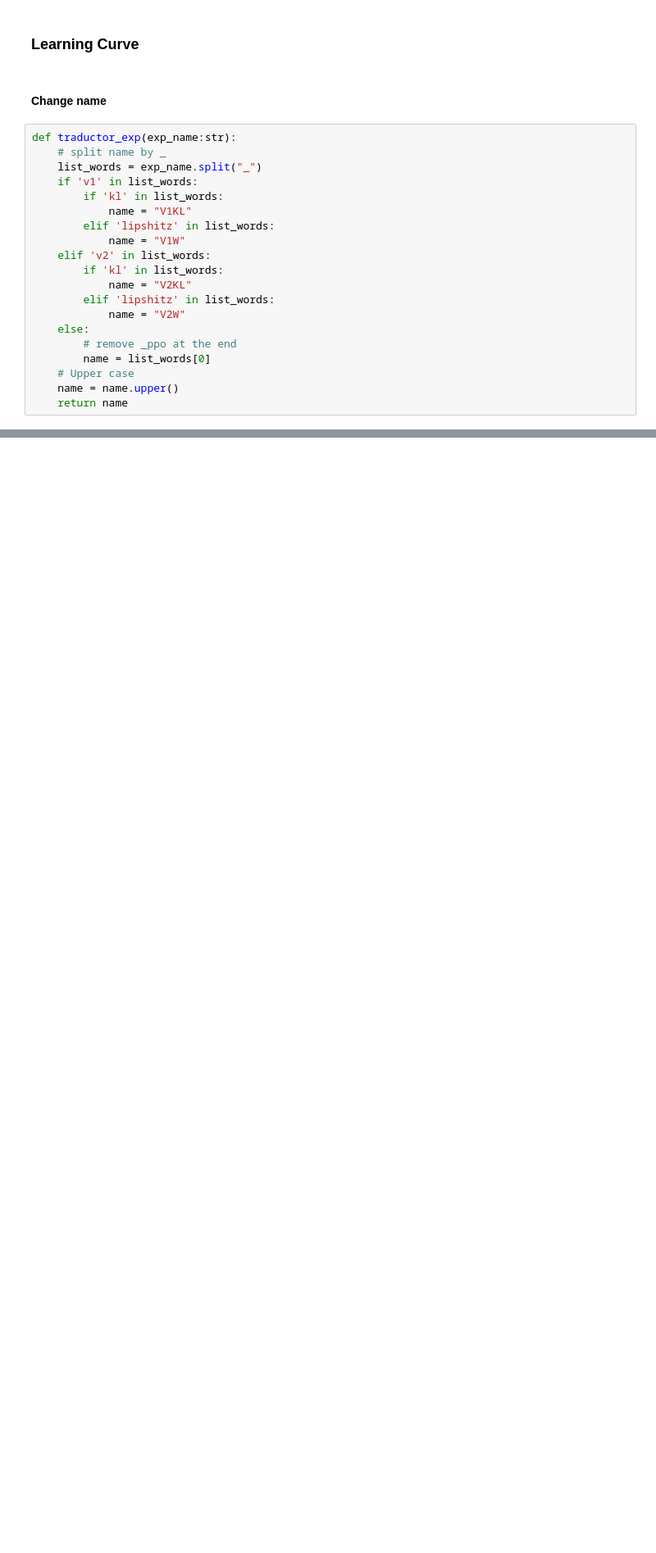
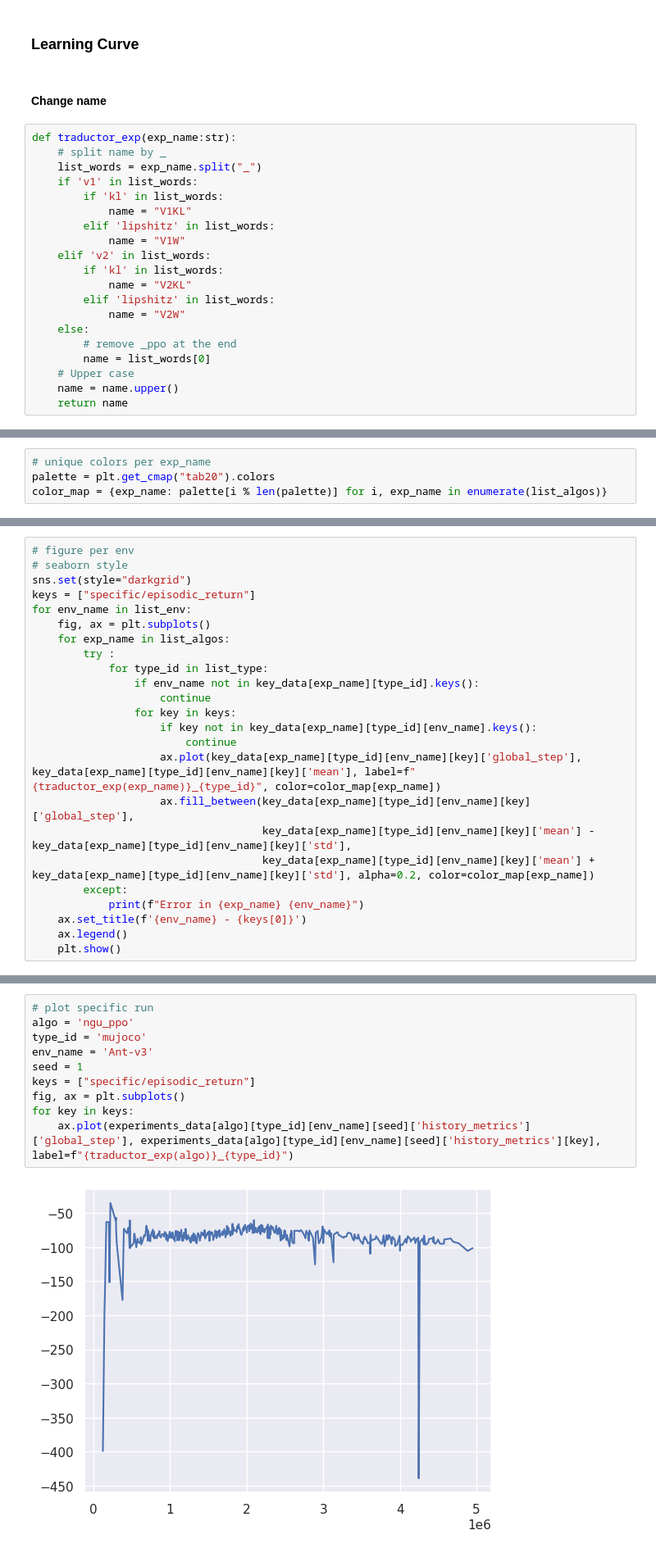
Before and after one commit to Paul-antoineLeTolguenec/RunAwayFromYourPast, a Jupyter notebook: scripts/quantitative_exploitation.ipynb, the cells around one changed output, grey strips where cells are left out. Shown at 82% size. Cells and saved outputs as stored; diff of their text form; blank space fills up the shorter version.

```diff
--- a/scripts/quantitative_exploitation.ipynb
+++ b/scripts/quantitative_exploitation.ipynb
@@ -230,3 +208,7 @@ print(list_env)
+# %%
+# unique colors per exp_name
+palette = plt.get_cmap("tab20").colors
+color_map = {exp_name: palette[i % len(palette)] for i, exp_name in enumerate(list_algos)}
 # %%
 import pandas as pd
 import numpy as np
@@ -265,0 +274,24 @@ key_df = concat_time_serie(experiments_data, type_id_default=[type_id], env_name
+# %%
+# figure per env
+# seaborn style
+sns.set(style="darkgrid")
+keys = ["specific/episodic_return"]
+for env_name in list_env:
+    fig, ax = plt.subplots()
+    for exp_name in list_algos:
+        try :
+            for type_id in list_type:
+                if env_name not in key_data[exp_name][type_id].keys():
+                    continue
+                for key in keys:
+                    if key not in key_data[exp_name][type_id][env_name].keys():
+                        continue
+                    ax.plot(key_data[exp_name][type_id][env_name][key]['global_step'], key_data[exp_name][type_id][env_name][key]['mean'], label=f"{traductor_exp(exp_name)}_{type_id}", color=color_map[exp_name])
+                    ax.fill_between(key_data[exp_name][type_id][env_name][key]['global_step'],
+                                    key_data[exp_name][type_id][env_name][key]['mean'] - key_data[exp_name][type_id][env_name][key]['std'],
+                                    key_data[exp_name][type_id][env_name][key]['mean'] + key_data[exp_name][type_id][env_name][key]['std'], alpha=0.2, color=color_map[exp_name])
+        except:
+            print(f"Error in {exp_name} {env_name}")
+    ax.set_title(f'{env_name} - {keys[0]}')
+    ax.legend()
+    plt.show()
@@ -265,0 +313,12 @@ key_df = concat_time_serie(experiments_data, type_id_default=[type_id], env_name
+# %%
+# plot specific run
+algo = 'ngu_ppo'
+type_id = 'mujoco'
+env_name = 'Ant-v3'
+seed = 1
+keys = ["specific/episodic_return"]
+fig, ax = plt.subplots()
+for key in keys:
+    ax.plot(experiments_data[algo][type_id][env_name][seed]['history_metrics']['global_step'], experiments_data[algo][type_id][env_name][seed]['history_metrics'][key], label=f"{traductor_exp(algo)}_{type_id}")
+# %% [output]
+[figure, added]
```
Also changed, not shown: parts of 10 cells of this notebook, 3 other files.
